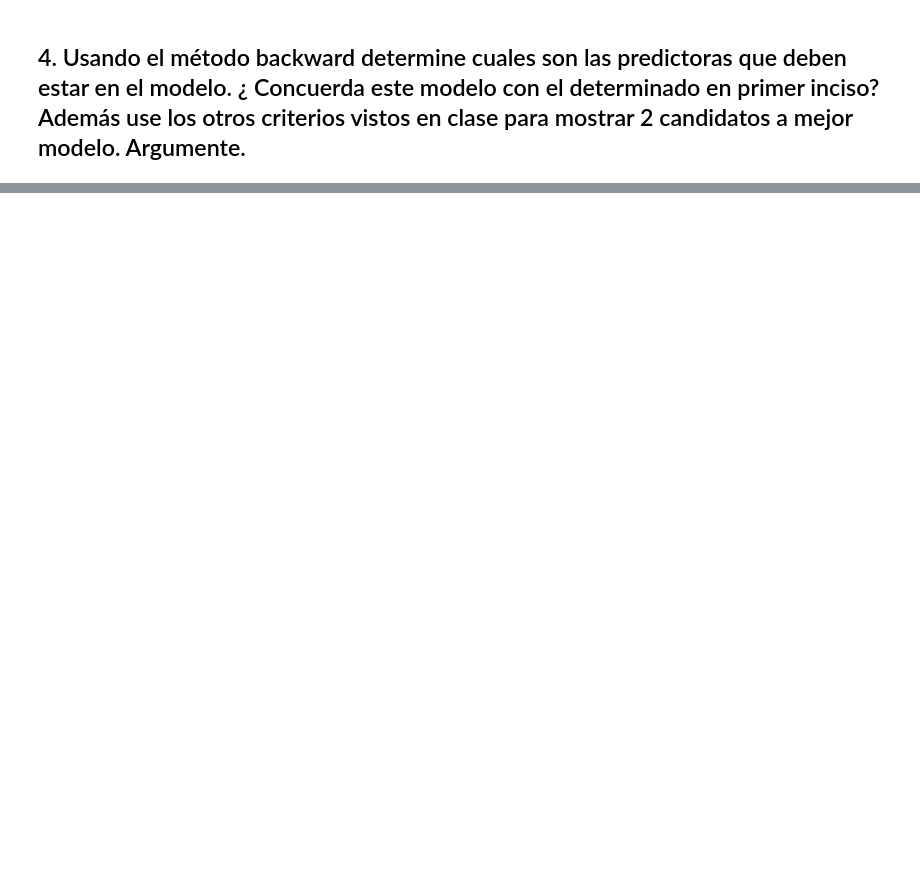
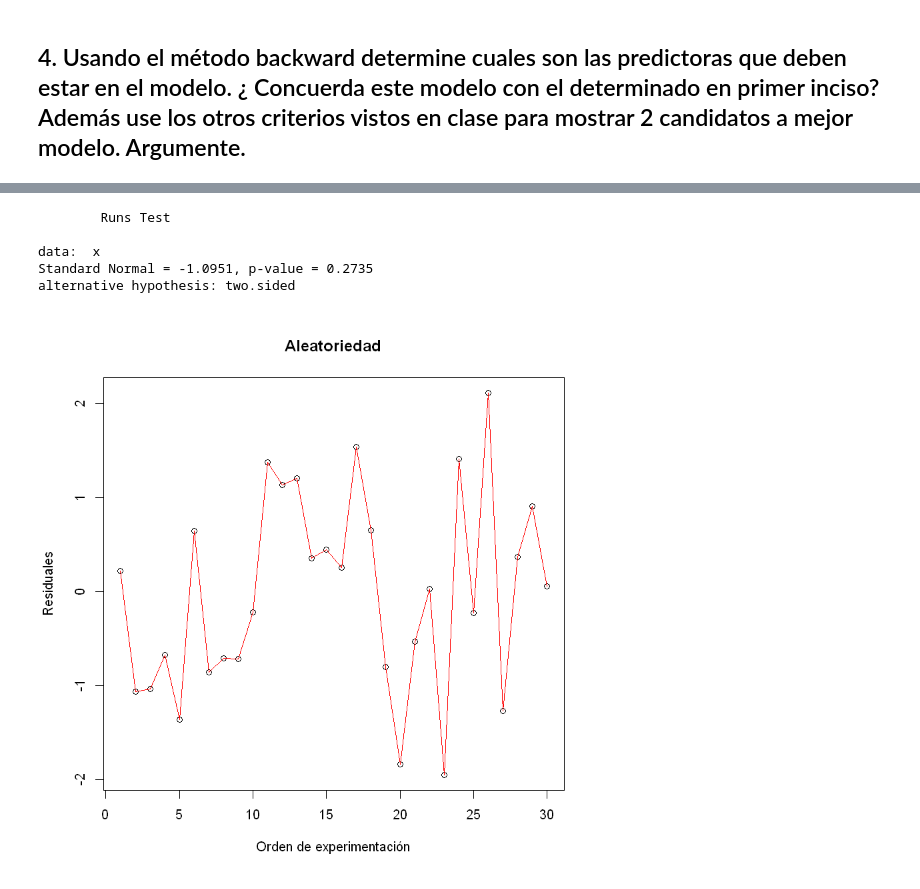
Before and after one commit to cosmolejo/Metodos, a Jupyter notebook: RegresionLinealMultipleR-1.ipynb, the cells around one changed output, grey strips where cells are left out. Drawn from its saved outputs; the diff is of its cells as text; code cells hidden in the pictures; blank space fills up the shorter version.

```diff
--- a/RegresionLinealMultipleR-1.ipynb
+++ b/RegresionLinealMultipleR-1.ipynb
@@ -385,0 +455,16 @@ allregtable(modelo,Y)
+# %%
+
+#prueba de aleatoriedad
+plot(restud, main='Aleatoriedad', ylab='Residuales', xlab='Orden de experimentación')
+lines(restud, col="red")
+
+#test aleatoriedad
+x<-factor(sign(restud))
+runs.test(x)
+# %% [output]
+        Runs Test
+
+data:  x
+Standard Normal = -1.0951, p-value = 0.2735
+alternative hypothesis: two.sided
+[figure, added]
```
Also changed, not shown: parts of 23 cells of this notebook.
